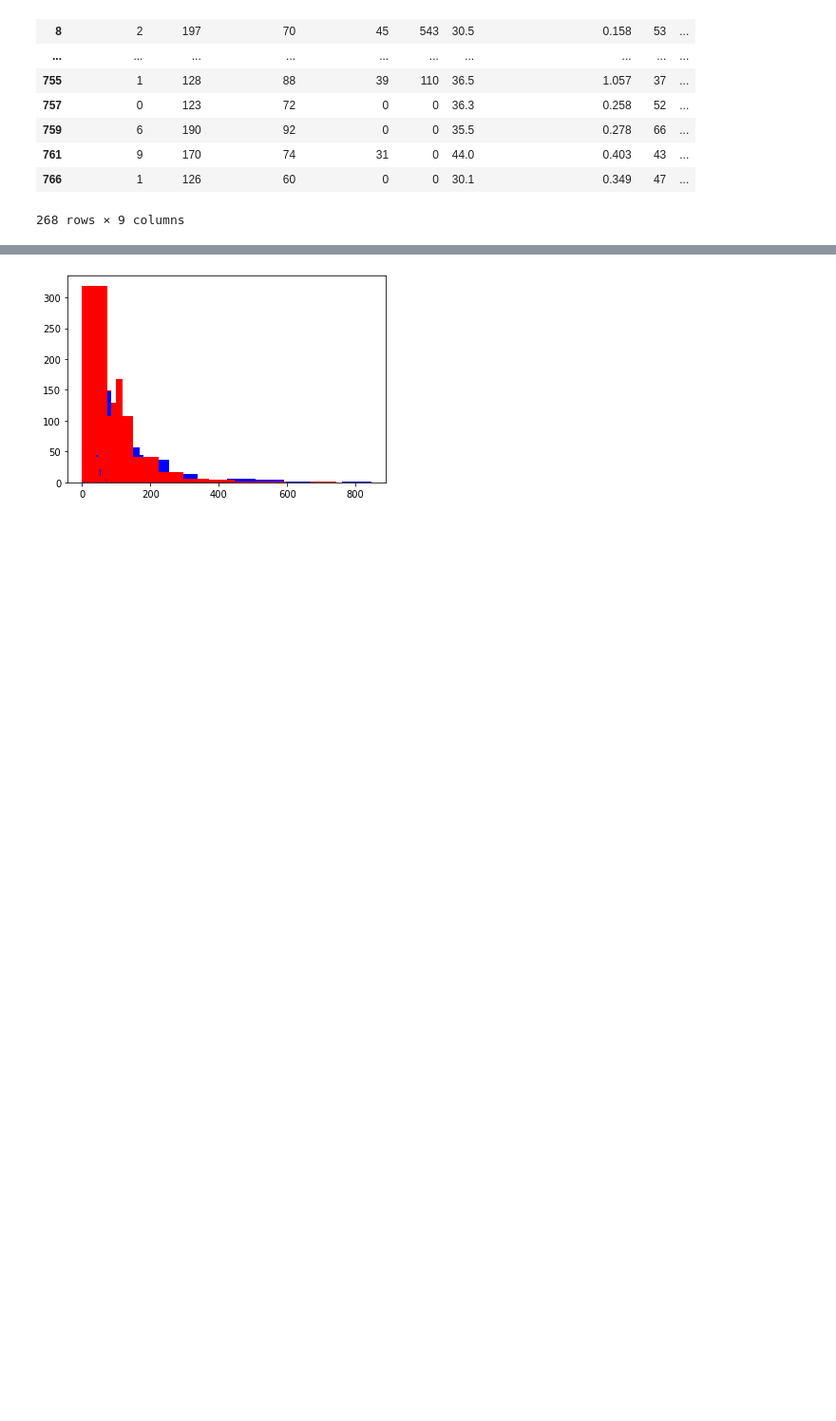
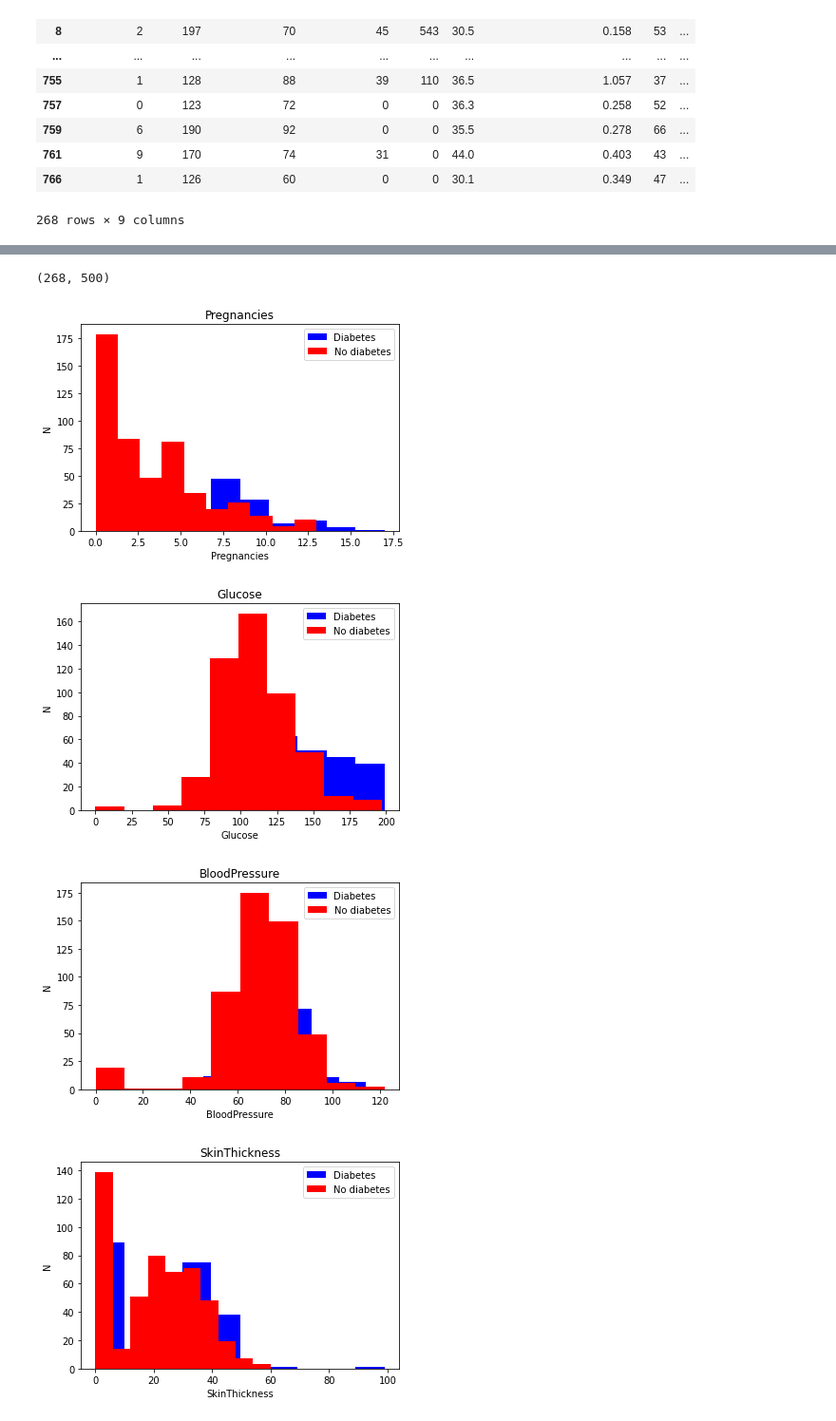
Before and after one commit to AdityaDanturthi/PIMAIndianDiabetesusingTF, a Jupyter notebook: PIMAIndianDiabetesusingTF.ipynb, the cells around one changed output, grey strips where cells are left out. Shown: that part at 95% size. Drawn from its saved outputs; the diff is of its cells as text; code cells hidden in the pictures; blank space fills up the shorter version.

Commit message:
Histogram of outcome by each feature

```diff
--- a/PIMAIndianDiabetesusingTF.ipynb
+++ b/PIMAIndianDiabetesusingTF.ipynb
@@ -43,8 +45,19 @@ df[df['Outcome']==1]
+# %%
+len(df[df['Outcome']==1]), len(df[df['Outcome']==0]) # More diabetes patients than no diabetes
+# %% [output]
+(268, 500)
 # %%
 for i in range(len(df.columns[:-1])):
   label = df.columns[i]
-  plt.hist(df[df['Outcome']==1][label], color= 'blue', label = 'diabetes')
+  plt.hist(df[df['Outcome']==1][label], color= 'blue', label = 'Diabetes')
   plt.hist(df[df['Outcome']==0][label], color ='red', label='No diabetes')
   plt.title(label)
+  plt.ylabel("N")
+  plt.xlabel(label)
+  plt.legend()
+  plt.show()
 # %% [output]
-[figure, old version]
+[figure, new version]
+[figure, added]
+[figure, added]
+[figure, added]
```
Also changed, not shown: parts of 2 cells of this notebook.
